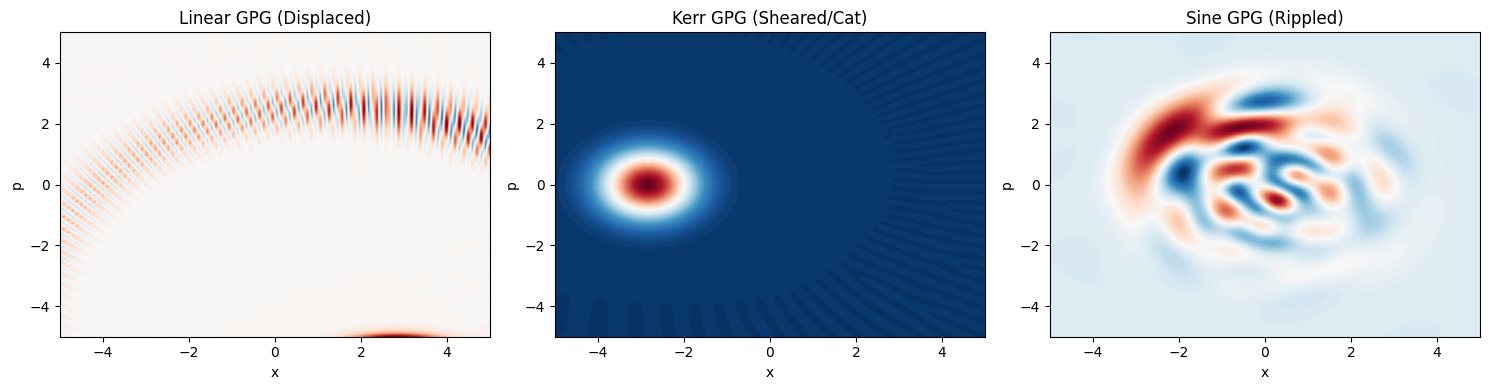
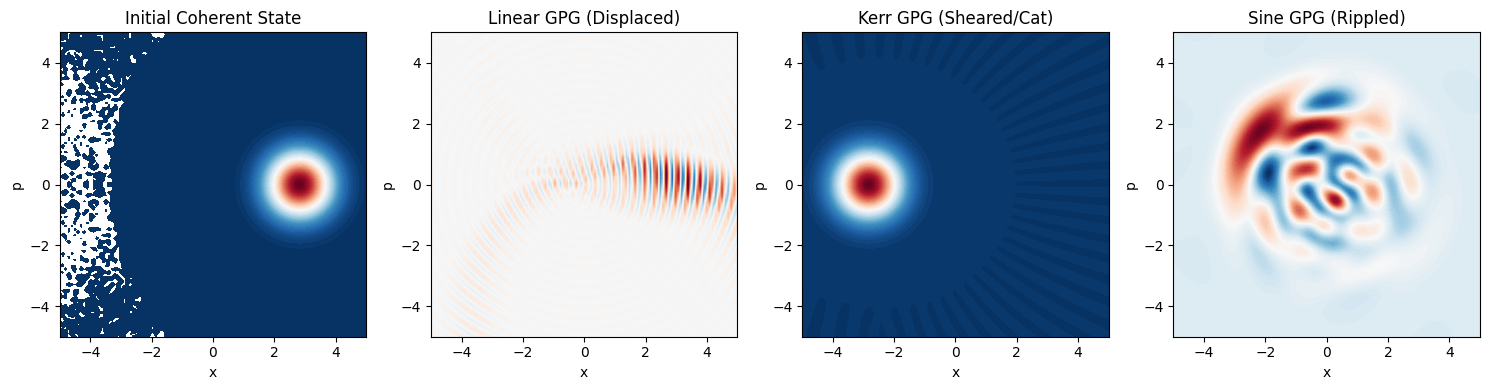
Unified diff of the notebook cell whose output changed from the first chart to the second:
--- before
+++ after
@@ -4,5 +4,5 @@
 
 #parameters
-N = 100 # number of spin-1/2s
+N = 50 # number of spin-1/2s
 alpha = 2.0 # coherent state parameter
 T = 2*np.pi # total time for one period
@@ -48,15 +48,20 @@
     plt.ylabel('p')
 
-fig, axes = plt.subplots(1, 3, figsize=(15, 4))
+fig, axes = plt.subplots(1, 4, figsize=(15, 4))
+
+#plt the initial state
+plt.sca(axes[0])
+plot_wigner(psi0, "Initial Coherent State")
+
 # Plot Final States
-plt.sca(axes[0])
+plt.sca(axes[1])
 plot_wigner(result_lin.states[-1], "Linear GPG (Displaced)")
 # Note: It stays a circle, just moves location.
 
-plt.sca(axes[1])
+plt.sca(axes[2])
 plot_wigner(result_kerr.states[-1], "Kerr GPG (Sheared/Cat)")
 # Note: The circle smears into a crescent.
 
-plt.sca(axes[2])
+plt.sca(axes[3])
 plot_wigner(result_sine.states[-1], "Sine GPG (Rippled)")
 # Note: Complex non-linear distortion.

Commit: updated GPG's and bk recovery notebooks